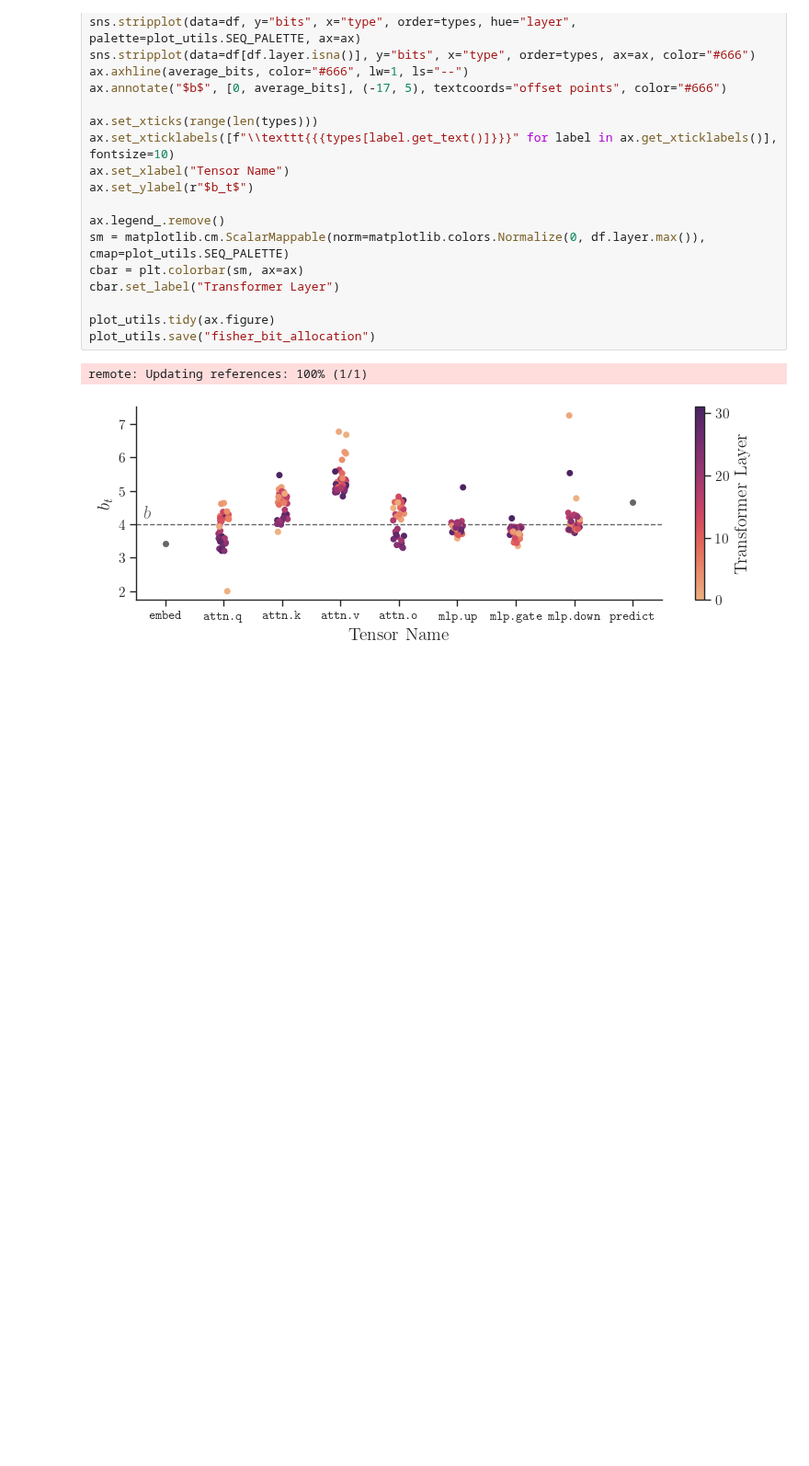
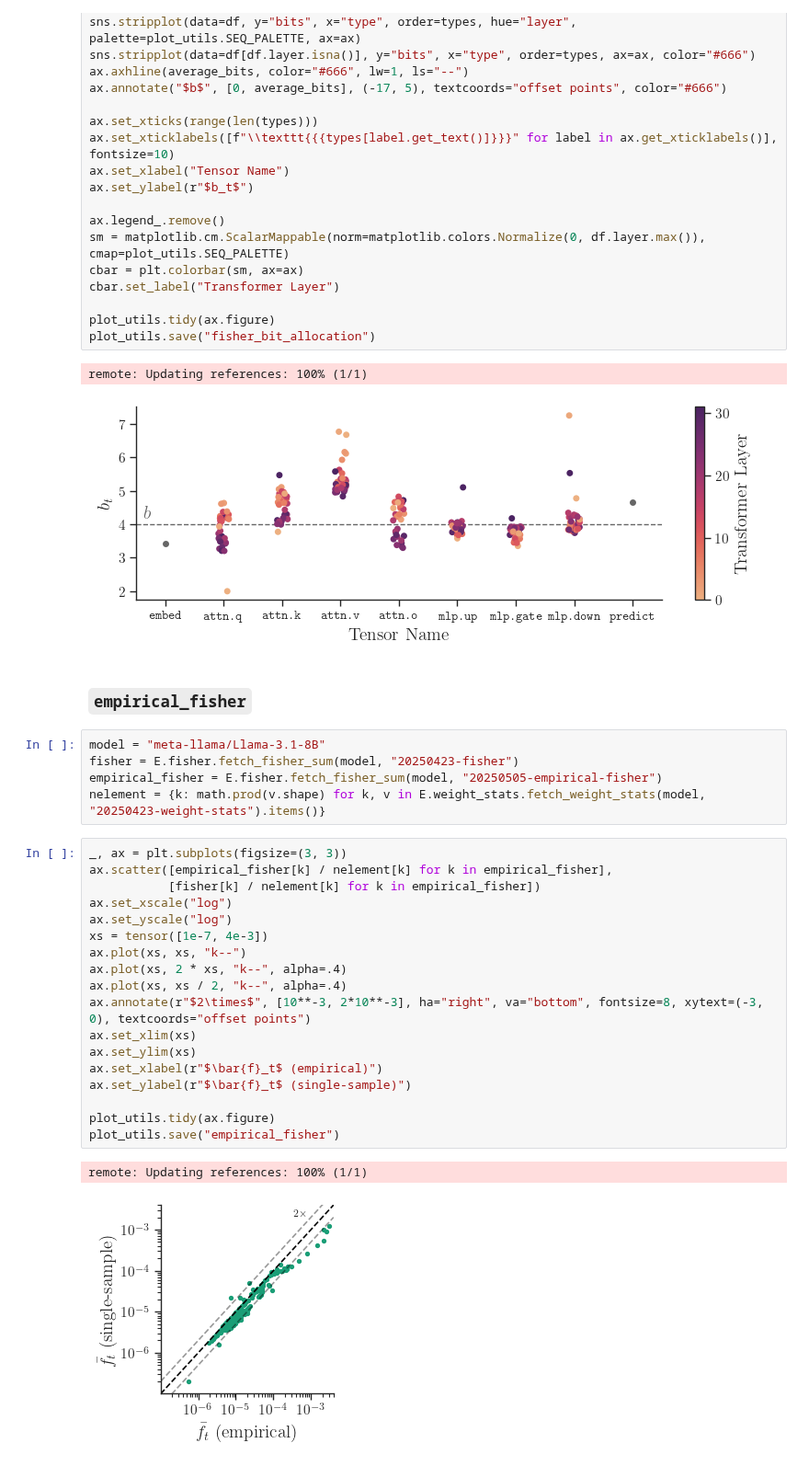
Before and after one commit to graphcore-research/llama-mobile-vlm, a Jupyter notebook: 20250127-FormatsCascade/AnalysisModelFormats.ipynb, the cells around one changed output. Shown at 92% size. Saved outputs shown, nothing was run; the diff lists cells and outputs as text; blank space fills up the shorter version.

```diff
--- a/20250127-FormatsCascade/AnalysisModelFormats.ipynb
+++ b/20250127-FormatsCascade/AnalysisModelFormats.ipynb
@@ -295,3 +297,31 @@ plot_utils.save("fisher_bit_allocation")
 # %% [output]
 remote: Updating references: 100% (1/1)
 [figure]
+# %% [markdown]
+### `empirical_fisher`
+# %%
+model = "meta-llama/Llama-3.1-8B"
+fisher = E.fisher.fetch_fisher_sum(model, "20250423-fisher")
+empirical_fisher = E.fisher.fetch_fisher_sum(model, "20250505-empirical-fisher")
+nelement = {k: math.prod(v.shape) for k, v in E.weight_stats.fetch_weight_stats(model, "20250423-weight-stats").items()}
+# %%
+_, ax = plt.subplots(figsize=(3, 3))
+ax.scatter([empirical_fisher[k] / nelement[k] for k in empirical_fisher],
+           [fisher[k] / nelement[k] for k in empirical_fisher])
+ax.set_xscale("log")
+ax.set_yscale("log")
+xs = tensor([1e-7, 4e-3])
+ax.plot(xs, xs, "k--")
+ax.plot(xs, 2 * xs, "k--", alpha=.4)
+ax.plot(xs, xs / 2, "k--", alpha=.4)
+ax.annotate(r"$2\times$", [10**-3, 2*10**-3], ha="right", va="bottom", fontsize=8, xytext=(-3, 0), textcoords="offset points")
+ax.set_xlim(xs)
+ax.set_ylim(xs)
+ax.set_xlabel(r"$\bar{f}_t$ (empirical)")
+ax.set_ylabel(r"$\bar{f}_t$ (single-sample)")
+
+plot_utils.tidy(ax.figure)
+plot_utils.save("empirical_fisher")
+# %% [output]
+remote: Updating references: 100% (1/1)
+[figure, added]
```
Also changed, not shown: parts of 1 cell of this notebook, 3 other files.
